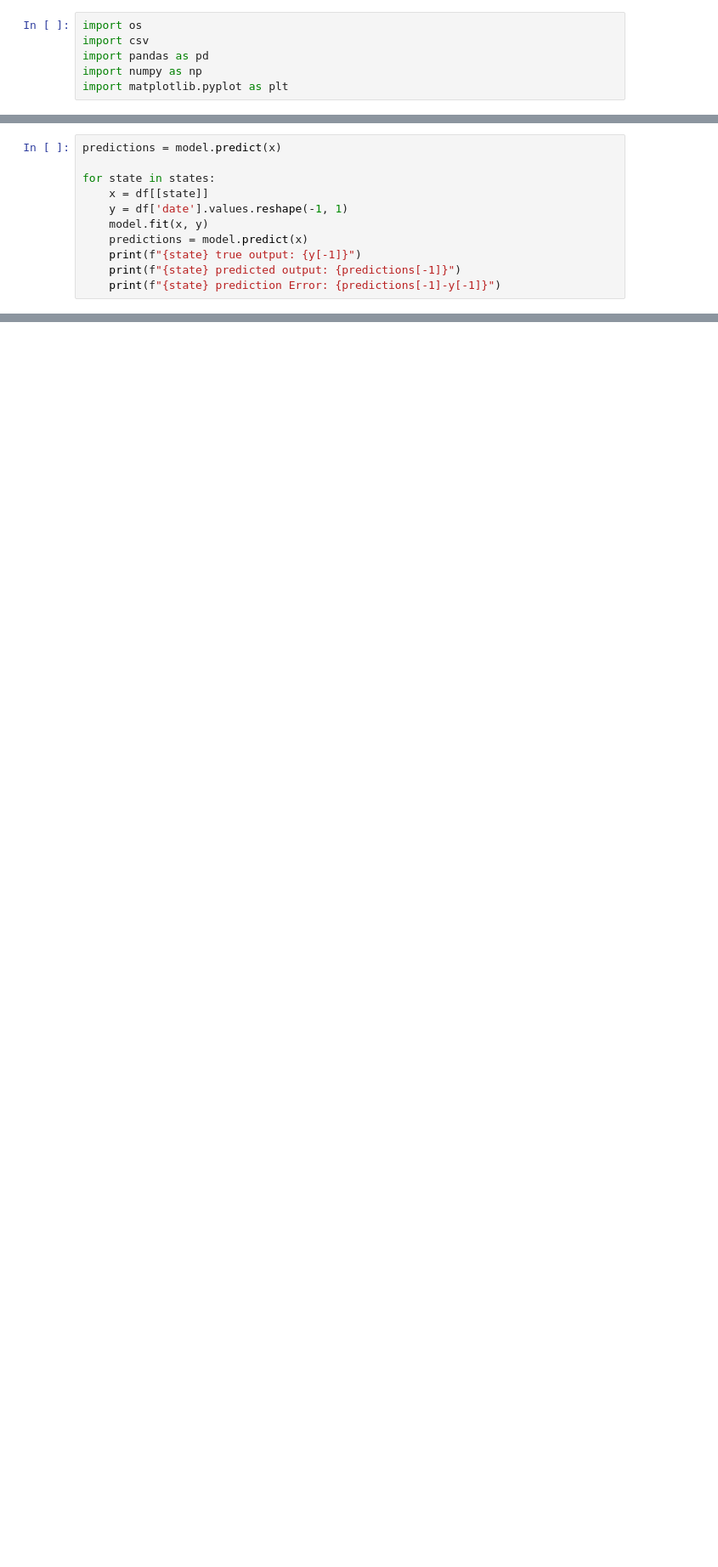
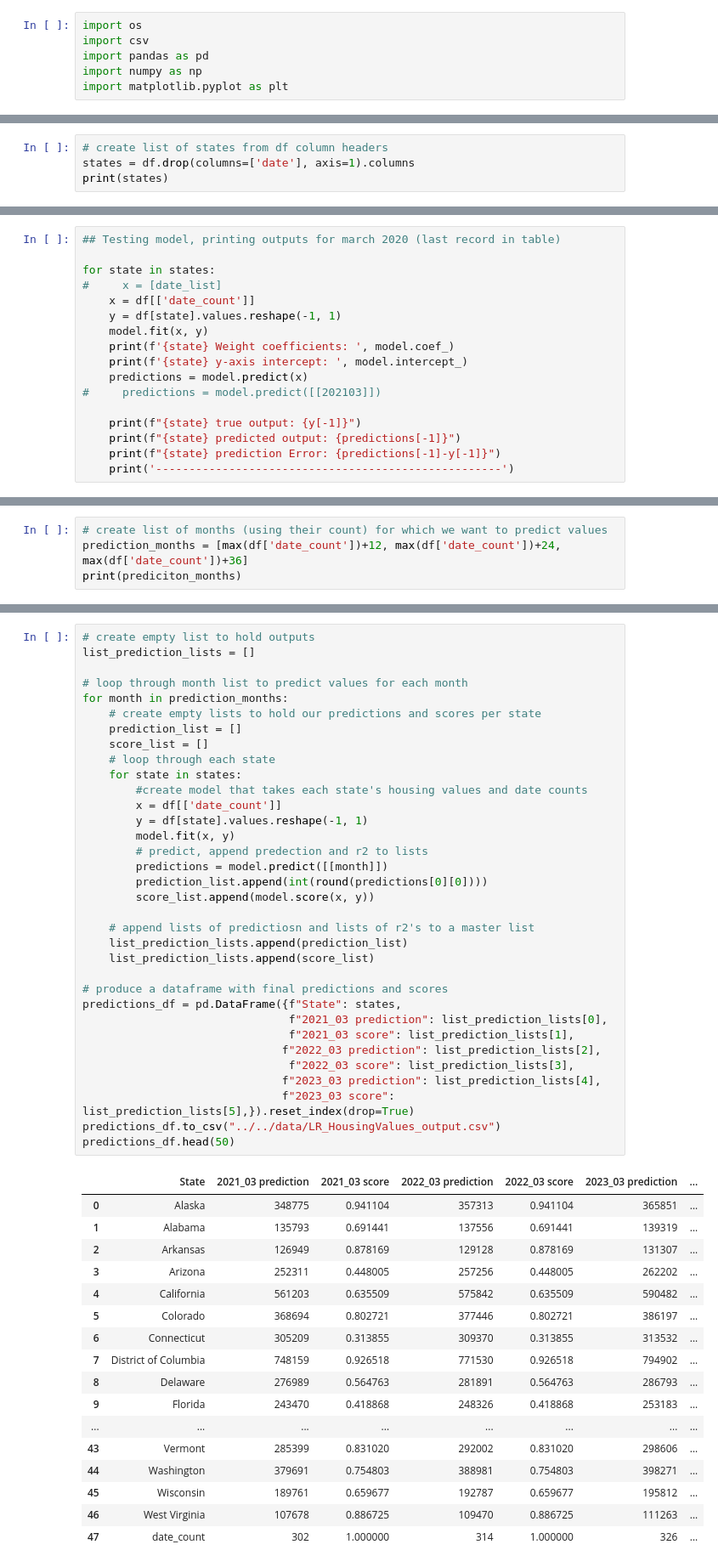
Before and after one commit to reimx007/Project_3_ML, a Jupyter notebook: notebooks/carls_playground/Linear_Regression_Modeling.ipynb, the cells around one changed output, grey strips where cells are left out. Shown: that part at 85% size. Drawn from its saved outputs; the diff is of its cells as text; blank space fills up the shorter version.

```diff
--- a/notebooks/carls_playground/Linear_Regression_Modeling.ipynb
+++ b/notebooks/carls_playground/Linear_Regression_Modeling.ipynb
@@ -32,0 +57,4 @@ print(states)
+# %%
+# create list of states from df column headers
+states = df.drop(columns=['date'], axis=1).columns
+print(states)
@@ -45,11 +79,17 @@ print(model)
 # %%
-predictions = model.predict(x)
+## Testing model, printing outputs for march 2020 (last record in table)
 
 for state in states:
-    x = df[[state]]
-    y = df['date'].values.reshape(-1, 1)
+#     x = [date_list]
+    x = df[['date_count']]
+    y = df[state].values.reshape(-1, 1)
     model.fit(x, y)
+    print(f'{state} Weight coefficients: ', model.coef_)
+    print(f'{state} y-axis intercept: ', model.intercept_)
     predictions = model.predict(x)
+#     predictions = model.predict([[202103]])
+
     print(f"{state} true output: {y[-1]}")
     print(f"{state} predicted output: {predictions[-1]}")
     print(f"{state} prediction Error: {predictions[-1]-y[-1]}")
+    print('----------------------------------------------------')
@@ -55,0 +114,4 @@ for state in states:
+# %%
+# create list of months (using their count) for which we want to predict values
+prediction_months = [max(df['date_count'])+12, max(df['date_count'])+24, max(df['date_count'])+36]
+print(prediciton_months)
@@ -55,0 +120,52 @@ for state in states:
+# %%
+# create empty list to hold outputs
+list_prediction_lists = []
+
+# loop through month list to predict values for each month
+for month in prediction_months:
+    # create empty lists to hold our predictions and scores per state
+    prediction_list = []
+    score_list = []
+    # loop through each state
+    for state in states:
+        #create model that takes each state's housing values and date counts
+        x = df[['date_count']]
+        y = df[state].values.reshape(-1, 1)
+        model.fit(x, y)
+        # predict, append predection and r2 to lists
+        predictions = model.predict([[month]])
+        prediction_list.append(int(round(predictions[0][0])))
+        score_list.append(model.score(x, y))
+
+    # append lists of predictiosn and lists of r2's to a master list
+    list_prediction_lists.append(prediction_list)
+    list_prediction_lists.append(score_list)
+
+# produce a dataframe with final predictions and scores
+predictions_df = pd.DataFrame({f"State": states,
+                               f"2021_03 prediction": list_prediction_lists[0],
+                               f"2021_03 score": list_prediction_lists[1],
+                              f"2022_03 prediction": list_prediction_lists[2],
+                               f"2022_03 score": list_prediction_lists[3],
+                              f"2023_03 prediction": list_prediction_lists[4],
+                              f"2023_03 score": list_prediction_lists[5],}).reset_index(drop=True)
+predictions_df.to_csv("../../data/LR_HousingValues_output.csv")
+predictions_df.head(50)
+# %% [output]
+|  | State | 2021_03 prediction | 2021_03 score | 2022_03 prediction | 2022_03 score | 2023_03 prediction | ... |
+| 0 | Alaska | 348775 | 0.941104 | 357313 | 0.941104 | 365851 | ... |
+| 1 | Alabama | 135793 | 0.691441 | 137556 | 0.691441 | 139319 | ... |
+| 2 | Arkansas | 126949 | 0.878169 | 129128 | 0.878169 | 131307 | ... |
+| 3 | Arizona | 252311 | 0.448005 | 257256 | 0.448005 | 262202 | ... |
+| 4 | California | 561203 | 0.635509 | 575842 | 0.635509 | 590482 | ... |
+| 5 | Colorado | 368694 | 0.802721 | 377446 | 0.802721 | 386197 | ... |
+| 6 | Connecticut | 305209 | 0.313855 | 309370 | 0.313855 | 313532 | ... |
+| 7 | District of Columbia | 748159 | 0.926518 | 771530 | 0.926518 | 794902 | ... |
+| 8 | Delaware | 276989 | 0.564763 | 281891 | 0.564763 | 286793 | ... |
+| 9 | Florida | 243470 | 0.418868 | 248326 | 0.418868 | 253183 | ... |
+| ... | ... | ... | ... | ... | ... | ... | ... |
+| 43 | Vermont | 285399 | 0.831020 | 292002 | 0.831020 | 298606 | ... |
+| 44 | Washington | 379691 | 0.754803 | 388981 | 0.754803 | 398271 | ... |
+| 45 | Wisconsin | 189761 | 0.659677 | 192787 | 0.659677 | 195812 | ... |
+| 46 | West Virginia | 107678 | 0.886725 | 109470 | 0.886725 | 111263 | ... |
+| 47 | date_count | 302 | 1.000000 | 314 | 1.000000 | 326 | ... |
```
Also changed, not shown: parts of 12 cells of this notebook, 3 other files.
